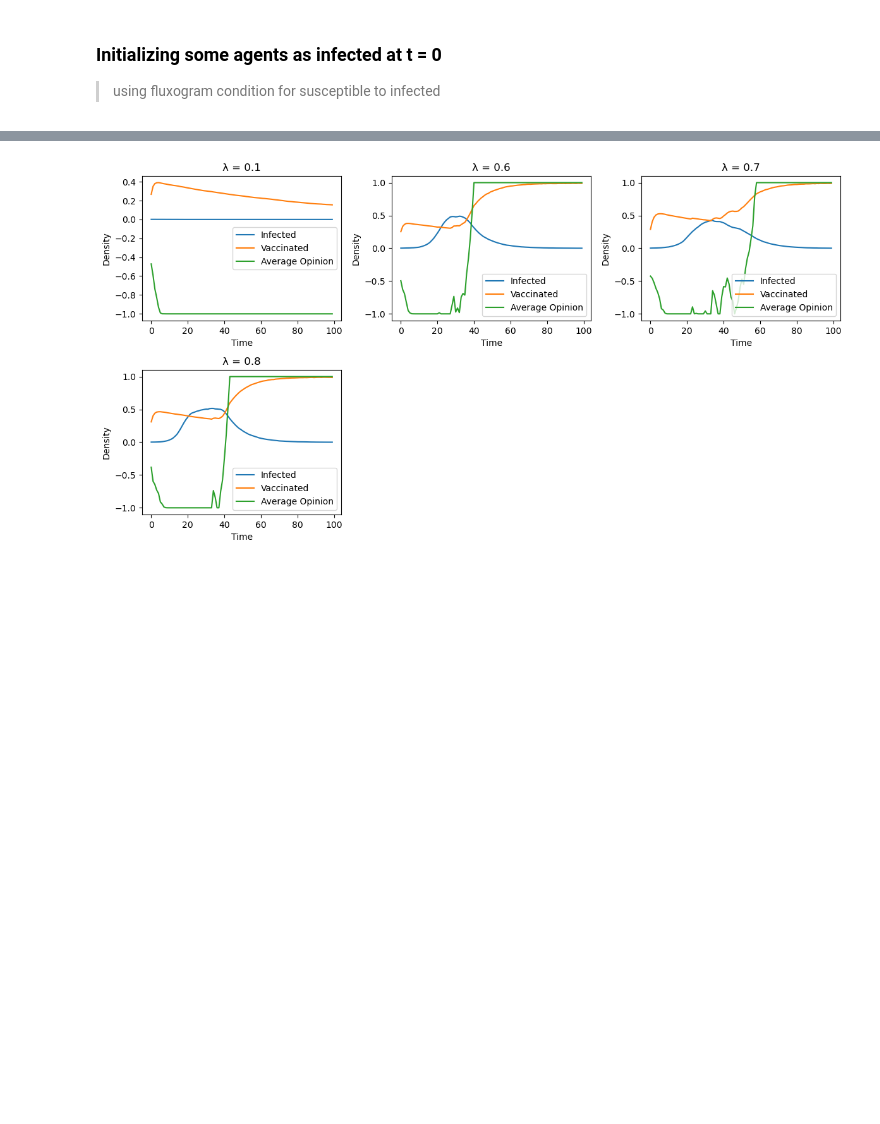
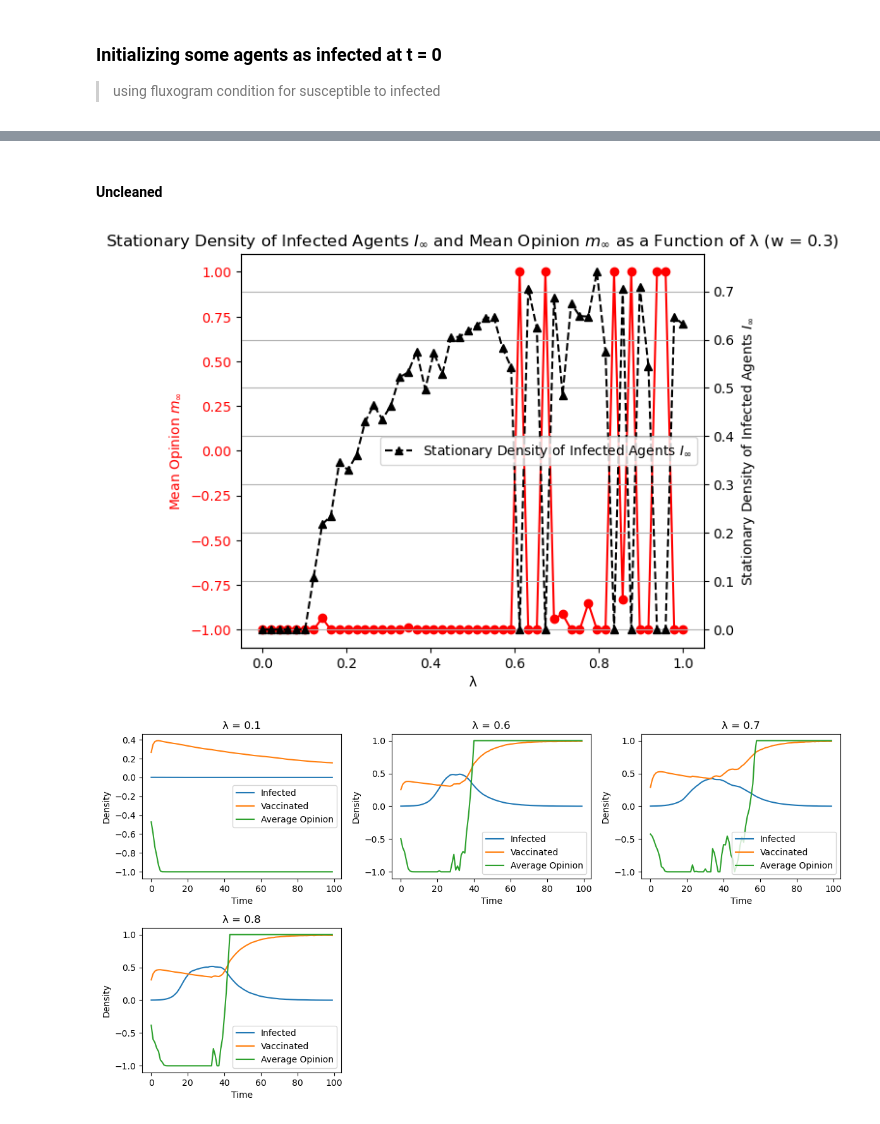
Before and after one commit to srujana-16/Opinion-Epidemic-Vaccination-Dynamics, a Jupyter notebook: notebooks/main.ipynb, the cells around one changed output, grey strips where cells are left out. Cells and saved outputs as stored; diff of their text form; code cells hidden in the pictures; blank space fills up the shorter version.

```diff
--- a/main.ipynb
+++ b/notebooks/main.ipynb
@@ -108,0 +227,22 @@ def simulate(lambda_value):
+# %% [markdown]
+#### Uncleaned
+# %%
+# Plotting for w = 0.3
+fig, ax1 = plt.subplots()
+ax1.plot(lambda_values, mean_opinion_data, 'ro-')
+ax1.set_xlabel('λ')
+ax1.set_ylabel('Mean Opinion $m_{\infty}$', color='red')
+ax1.tick_params(axis='y', labelcolor='red')
+# Plot infected_data for w = 0.3
+ax2 = ax1.twinx()  # instantiate a second axes that shares the same x-axis
+ax2.plot(lambda_values, infected_data, 'k^--')
+ax2.set_ylabel('Stationary Density of Infected Agents $I_{\infty}$', color='black')
+ax2.tick_params(axis='y', labelcolor='black')
+
+fig.tight_layout()
+plt.title('Stationary Density of Infected Agents $I_{\infty}$ and Mean Opinion $m_{\infty}$ as a Function of λ (w = 0.3)')
+plt.grid(True)
+plt.legend()
+plt.show()
+# %% [output]
+[figure, added]
```
Also changed, not shown: parts of 15 cells of this notebook, 9 other files.
